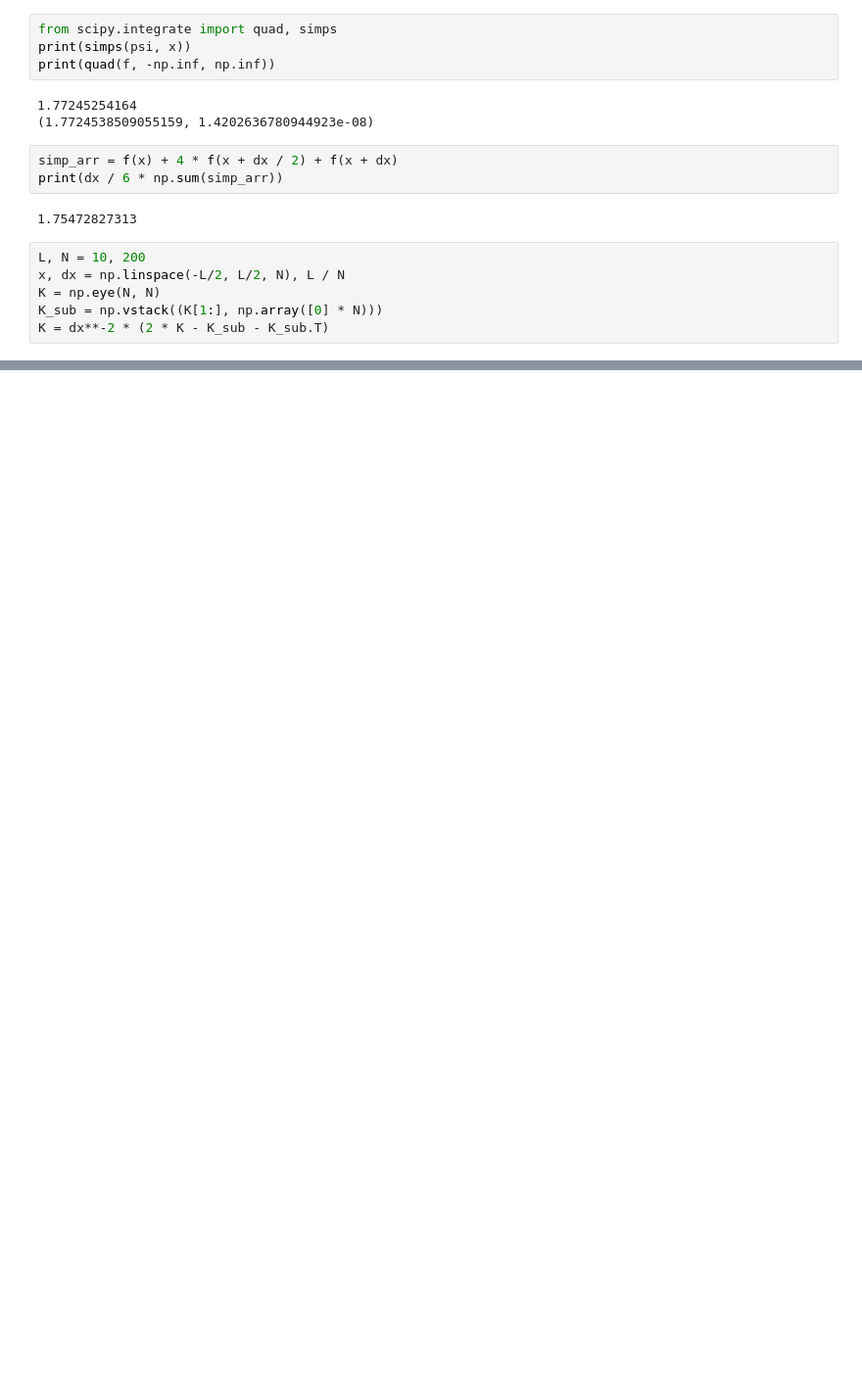
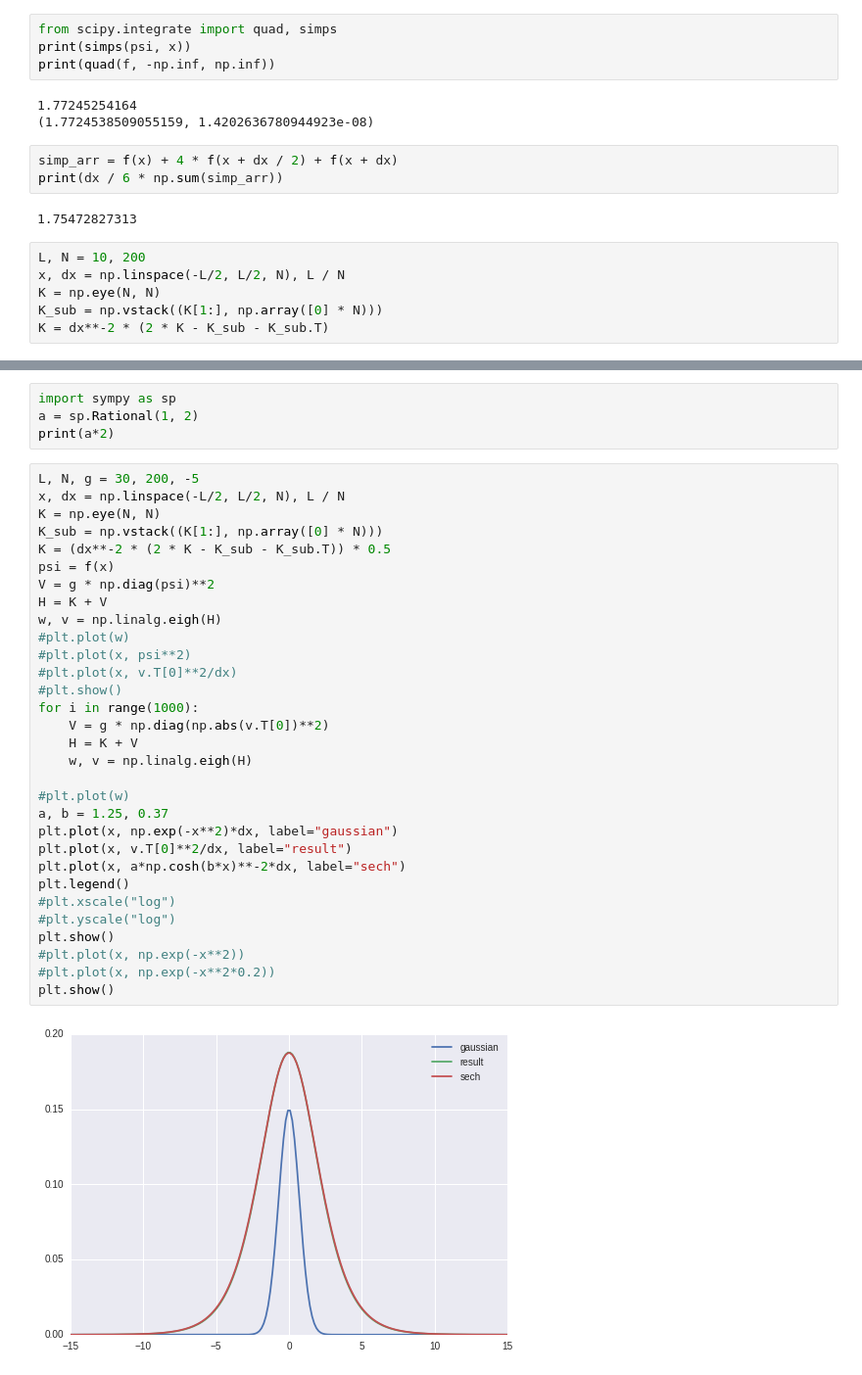
Before and after one commit to jabberwocky0139/QiitaArticles, a Jupyter notebook: numeric.ipynb, the cells around one changed output, grey strips where cells are left out. Shown at 98% size. Saved outputs shown, nothing was run; the diff lists cells and outputs as text; blank space fills up the shorter version.

```diff
--- a/numeric.ipynb
+++ b/numeric.ipynb
@@ -131,0 +132,37 @@ plt.show()
+# %%
+import sympy as sp
+a = sp.Rational(1, 2)
+print(a*2)
+# %%
+L, N, g = 30, 200, -5
+x, dx = np.linspace(-L/2, L/2, N), L / N
+K = np.eye(N, N)
+K_sub = np.vstack((K[1:], np.array([0] * N)))
+K = (dx**-2 * (2 * K - K_sub - K_sub.T)) * 0.5
+psi = f(x)
+V = g * np.diag(psi)**2
+H = K + V
+w, v = np.linalg.eigh(H)
+#plt.plot(w)
+#plt.plot(x, psi**2)
+#plt.plot(x, v.T[0]**2/dx)
+#plt.show()
+for i in range(1000):
+    V = g * np.diag(np.abs(v.T[0])**2)
+    H = K + V
+    w, v = np.linalg.eigh(H)
+
+#plt.plot(w)
+a, b = 1.25, 0.37
+plt.plot(x, np.exp(-x**2)*dx, label="gaussian")
+plt.plot(x, v.T[0]**2/dx, label="result")
+plt.plot(x, a*np.cosh(b*x)**-2*dx, label="sech")
+plt.legend()
+#plt.xscale("log")
+#plt.yscale("log")
+plt.show()
+#plt.plot(x, np.exp(-x**2))
+#plt.plot(x, np.exp(-x**2*0.2))
+plt.show()
+# %% [output]
+[figure, added]
```
Also changed, not shown: parts of 7 cells of this notebook, 8 other files.
